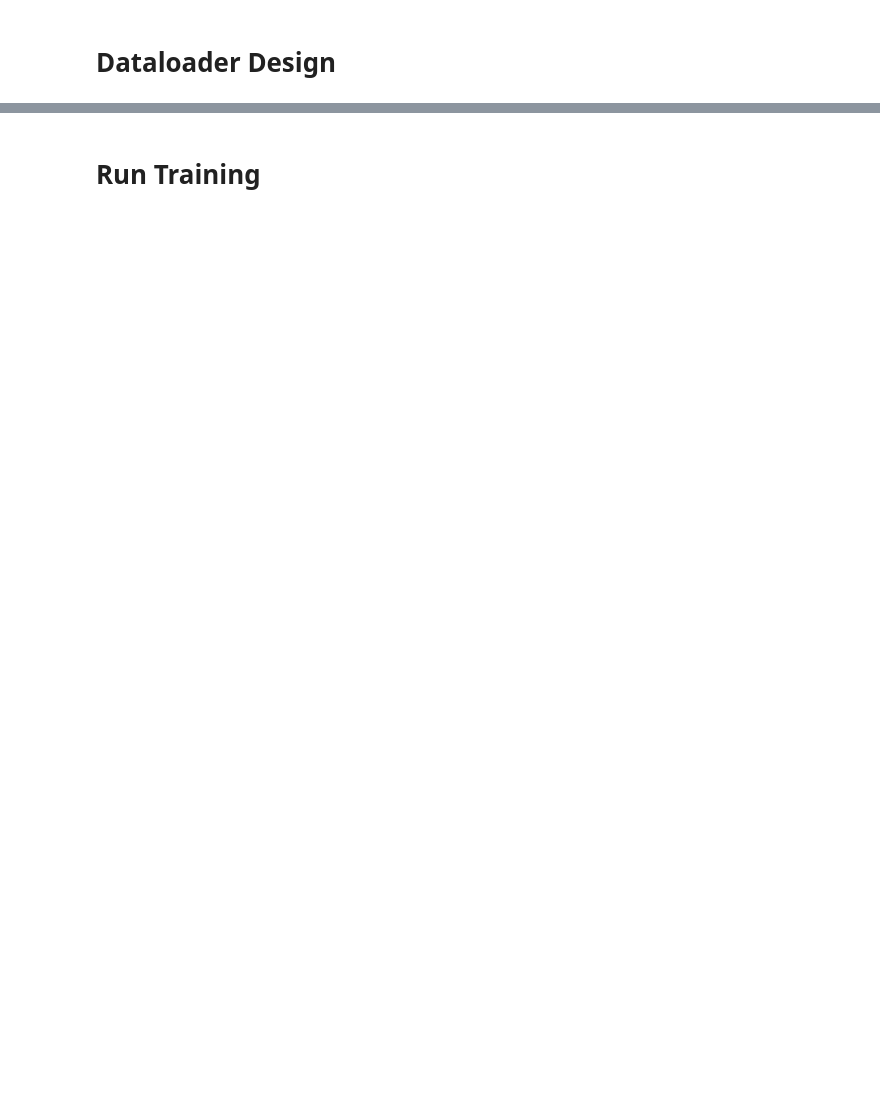
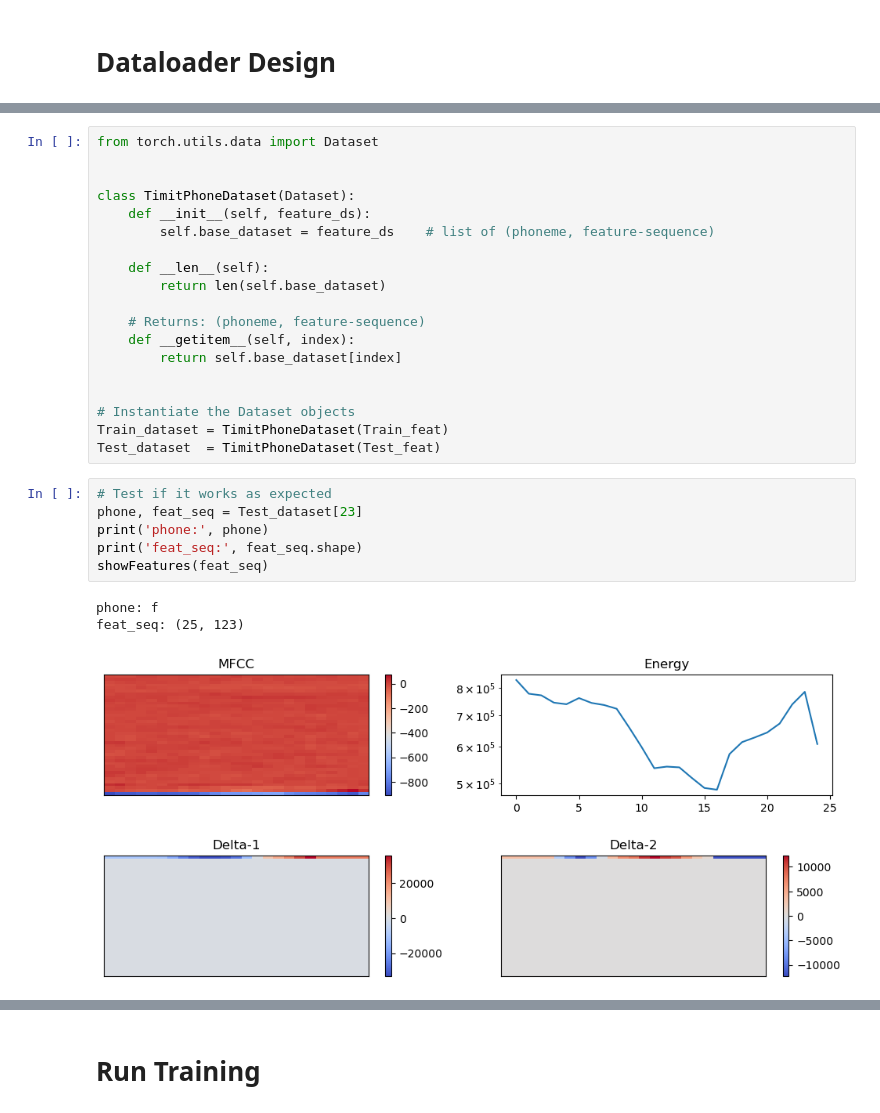
Before and after one commit to Arafat-Kabir/SPAR-Benchmarks, a Jupyter notebook: Arafat_WS/LSTM-250/Training-03.ipynb, the cells around one changed output, grey strips where cells are left out. Saved outputs shown, nothing was run; the diff lists cells and outputs as text; blank space fills up the shorter version.

Commit message:
LSTM250: Finished writing Training notebook

```diff
--- a/Arafat_WS/LSTM-250/Training-03.ipynb
+++ b/Arafat_WS/LSTM-250/Training-03.ipynb
@@ -178,0 +370,29 @@ feat_seq: (17, 123)
+# %%
+from torch.utils.data import Dataset
+
+
+class TimitPhoneDataset(Dataset):
+    def __init__(self, feature_ds):
+        self.base_dataset = feature_ds    # list of (phoneme, feature-sequence)
+
+    def __len__(self):
+        return len(self.base_dataset)
+
+    # Returns: (phoneme, feature-sequence)
+    def __getitem__(self, index):
+        return self.base_dataset[index]
+
+
+# Instantiate the Dataset objects
+Train_dataset = TimitPhoneDataset(Train_feat)
+Test_dataset  = TimitPhoneDataset(Test_feat)
+# %%
+# Test if it works as expected
+phone, feat_seq = Test_dataset[23]
+print('phone:', phone)
+print('feat_seq:', feat_seq.shape)
+showFeatures(feat_seq)
+# %% [output]
+phone: f
+feat_seq: (25, 123)
+[figure, added]
```
Also changed, not shown: parts of 40 cells of this notebook.
